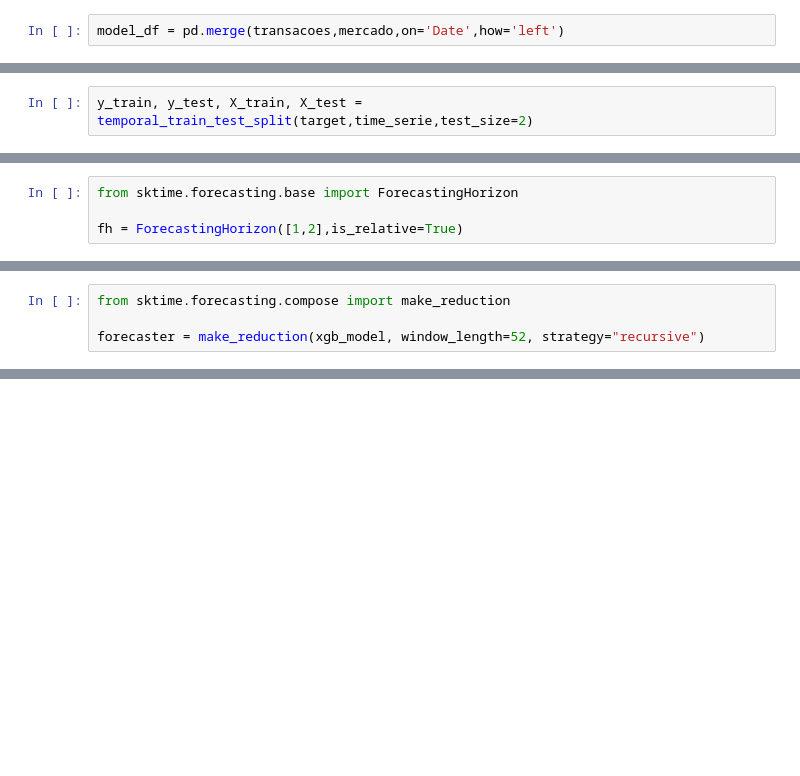
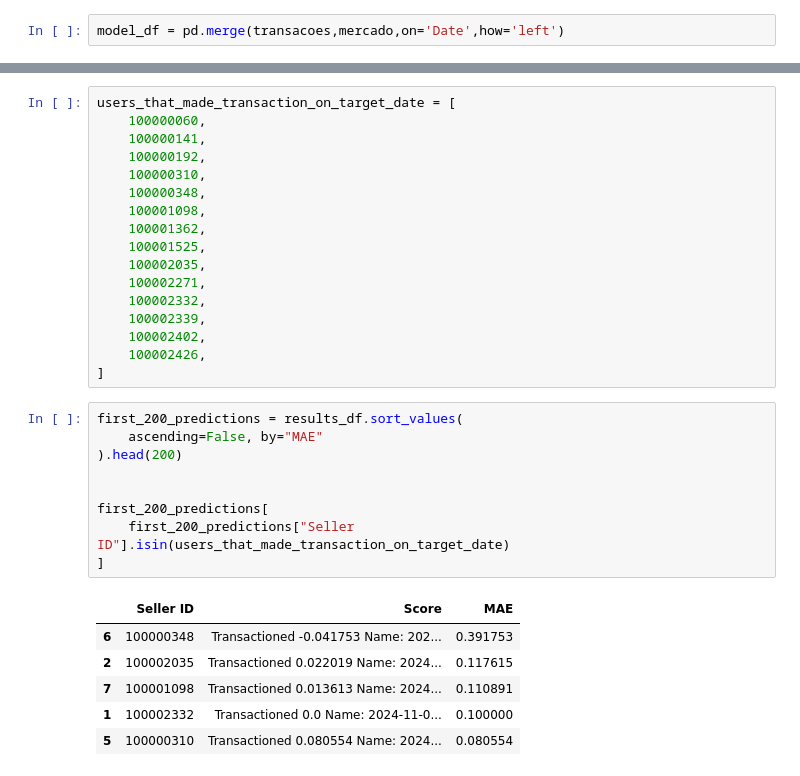
Before and after one commit to Miguelmdcc/Desafio_IA, a Jupyter notebook: Code/main.ipynb, the cells around one changed output, grey strips where cells are left out. Saved outputs shown, nothing was run; the diff lists cells and outputs as text; blank space fills up the shorter version.

Commit message:
Model prediction

```diff
--- a/Code/main.ipynb
+++ b/Code/main.ipynb
@@ -82,2 +32,0 @@ dates_to_pred = '2024-11-04'
-# %%
-y_train, y_test, X_train, X_test = temporal_train_test_split(target,time_serie,test_size=2)
@@ -88,4 +32,0 @@ Creating forecasting
-# %%
-from sktime.forecasting.base import ForecastingHorizon
-
-fh = ForecastingHorizon([1,2],is_relative=True)
@@ -104,4 +32,0 @@ xgb_model = XGBRegressor(
-# %%
-from sktime.forecasting.compose import make_reduction
-
-forecaster = make_reduction(xgb_model, window_length=52, strategy="recursive")
@@ -125,0 +326,33 @@ plt.show()
+# %%
+users_that_made_transaction_on_target_date = [
+    100000060,
+    100000141,
+    100000192,
+    100000310,
+    100000348,
+    100001098,
+    100001362,
+    100001525,
+    100002035,
+    100002271,
+    100002332,
+    100002339,
+    100002402,
+    100002426,
+]
+# %%
+first_200_predictions = results_df.sort_values(
+    ascending=False, by="MAE"
+).head(200)
+
+
+first_200_predictions[
+    first_200_predictions["Seller ID"].isin(users_that_made_transaction_on_target_date)
+]
+# %% [output]
+|  | Seller ID | Score | MAE |
+| 6 | 100000348 | Transactioned -0.041753 Name: 202... | 0.391753 |
+| 2 | 100002035 | Transactioned 0.022019 Name: 2024... | 0.117615 |
+| 7 | 100001098 | Transactioned 0.013613 Name: 2024... | 0.110891 |
+| 1 | 100002332 | Transactioned 0.0 Name: 2024-11-0... | 0.100000 |
+| 5 | 100000310 | Transactioned 0.080554 Name: 2024... | 0.080554 |
```
Also changed, not shown: parts of 36 cells of this notebook, 1 other file.
